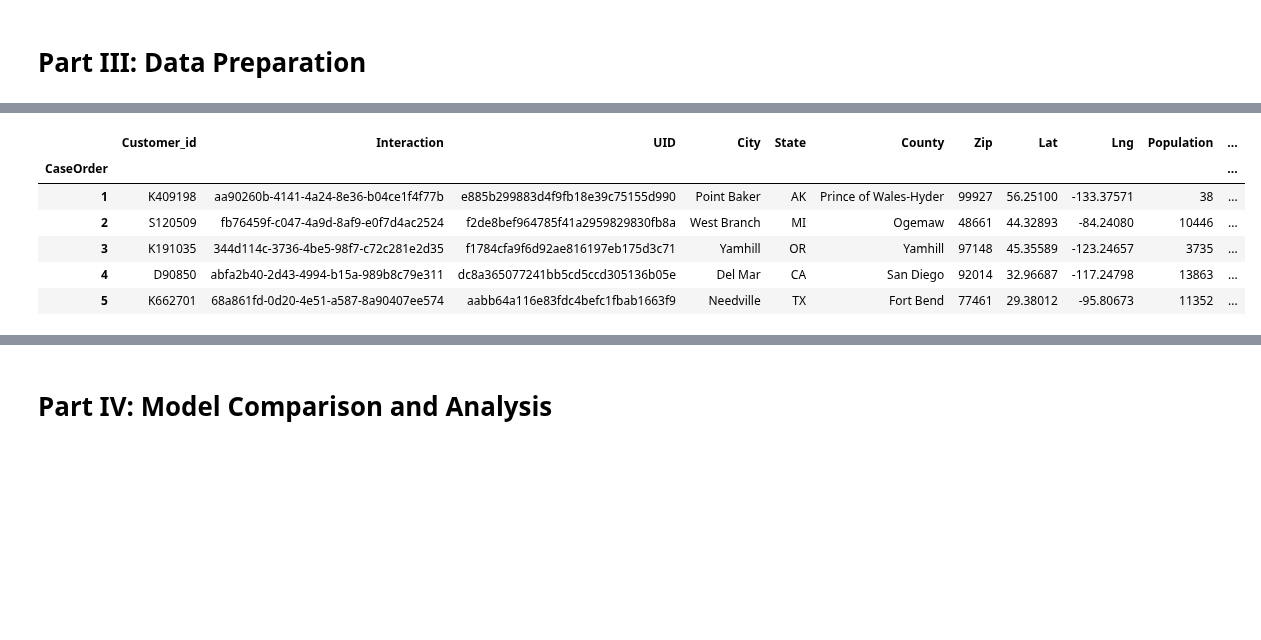
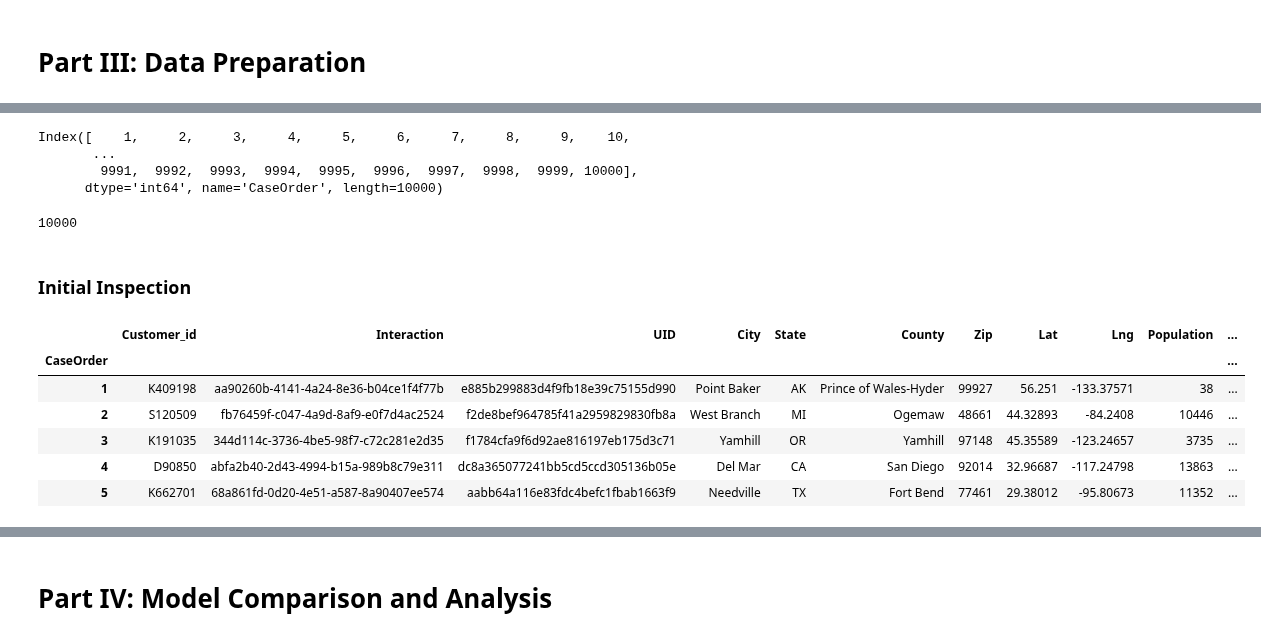
Before and after one commit to smmurdock/WGU-MSDA-DS, a Jupyter notebook: D208 Task 1/Murdock_Shanay D208 Task 1 PA Churn.ipynb, the cells around one changed output, grey strips where cells are left out. Cells and saved outputs as stored; diff of their text form; code cells hidden in the pictures; blank space fills up the shorter version.

```diff
--- a/D208 Task 1/Murdock_Shanay D208 Task 1 PA Churn.ipynb
+++ b/D208 Task 1/Murdock_Shanay D208 Task 1 PA Churn.ipynb
@@ -66,15 +101,36 @@ import seaborn as sns
 # %%
-# Load the dataset
-df = pd.read_csv('churn_clean.csv', index_col=0)
-
-# Set option to not truncate results with large number of columns
-pd.set_option("display.max_columns", None)
-df.head()
+# Recast data types
+# (Jones, DataCamp, 2024)
+churn_dtypes = {
+		"Zip": "str",
+		"Lat": "str",
+		"Lng": "str",
+		"Area": "category",
+		"TimeZone": "category",
+		"Marital": "category",
+		"Gender": "category",
+		"Churn": "category",
+		"Techie": "category",
+		"Contract": "category",
+		"Port_modem": "category",
+		"Tablet": "category",
+		"InternetService": "category",
+		"Phone": "category",
+		"Multiple": "category",
+		"OnlineSecurity": "category",
+		"OnlineBackup": "category",
+		"DeviceProtection": "category",
+		"TechSupport": "category",
+		"StreamingTV": "category",
+		"StreamingMovies": "category",
+		"PaperlessBilling": "category",
+		"PaymentMethod": "category",
+		"Item1": "category",
+		"Item2": "category",
+		"Item3": "category",
+		"Item4": "category",
+		"Item5": "category",
+		"Item6": "category",
+		"Item7": "category",
+		"Item8": "category",
+}
-# %% [output]
-|  | Customer_id | Interaction | UID | City | State | County | Zip | Lat | Lng | Population | ... |
-| CaseOrder |  |  |  |  |  |  |  |  |  |  | ... |
-| 1 | K409198 | aa90260b-4141-4a24-8e36-b04ce1f4f77b | e885b299883d4f9fb18e39c75155d990 | Point Baker | AK | Prince of Wales-Hyder | 99927 | 56.25100 | -133.37571 | 38 | ... |
-| 2 | S120509 | fb76459f-c047-4a9d-8af9-e0f7d4ac2524 | f2de8bef964785f41a2959829830fb8a | West Branch | MI | Ogemaw | 48661 | 44.32893 | -84.24080 | 10446 | ... |
-| 3 | K191035 | 344d114c-3736-4be5-98f7-c72c281e2d35 | f1784cfa9f6d92ae816197eb175d3c71 | Yamhill | OR | Yamhill | 97148 | 45.35589 | -123.24657 | 3735 | ... |
-| 4 | D90850 | abfa2b40-2d43-4994-b15a-989b8c79e311 | dc8a365077241bb5cd5ccd305136b05e | Del Mar | CA | San Diego | 92014 | 32.96687 | -117.24798 | 13863 | ... |
-| 5 | K662701 | 68a861fd-0d20-4e51-a587-8a90407ee574 | aabb64a116e83fdc4befc1fbab1663f9 | Needville | TX | Fort Bend | 77461 | 29.38012 | -95.80673 | 11352 | ... |
@@ -80,0 +144,24 @@ df.head()
+# %%
+churn.index
+# %% [output]
+Index([    1,     2,     3,     4,     5,     6,     7,     8,     9,    10,
+       ...
+        9991,  9992,  9993,  9994,  9995,  9996,  9997,  9998,  9999, 10000],
+      dtype='int64', name='CaseOrder', length=10000)
+# %%
+churn.index.nunique()
+# %% [output]
+10000
+# %% [markdown]
+### Initial Inspection
+# %%
+# Inspect first 5 rows
+churn.head()
+# %% [output]
+|  | Customer_id | Interaction | UID | City | State | County | Zip | Lat | Lng | Population | ... |
+| CaseOrder |  |  |  |  |  |  |  |  |  |  | ... |
+| 1 | K409198 | aa90260b-4141-4a24-8e36-b04ce1f4f77b | e885b299883d4f9fb18e39c75155d990 | Point Baker | AK | Prince of Wales-Hyder | 99927 | 56.251 | -133.37571 | 38 | ... |
+| 2 | S120509 | fb76459f-c047-4a9d-8af9-e0f7d4ac2524 | f2de8bef964785f41a2959829830fb8a | West Branch | MI | Ogemaw | 48661 | 44.32893 | -84.2408 | 10446 | ... |
+| 3 | K191035 | 344d114c-3736-4be5-98f7-c72c281e2d35 | f1784cfa9f6d92ae816197eb175d3c71 | Yamhill | OR | Yamhill | 97148 | 45.35589 | -123.24657 | 3735 | ... |
+| 4 | D90850 | abfa2b40-2d43-4994-b15a-989b8c79e311 | dc8a365077241bb5cd5ccd305136b05e | Del Mar | CA | San Diego | 92014 | 32.96687 | -117.24798 | 13863 | ... |
+| 5 | K662701 | 68a861fd-0d20-4e51-a587-8a90407ee574 | aabb64a116e83fdc4befc1fbab1663f9 | Needville | TX | Fort Bend | 77461 | 29.38012 | -95.80673 | 11352 | ... |
```
Also changed, not shown: parts of 31 cells of this notebook.
